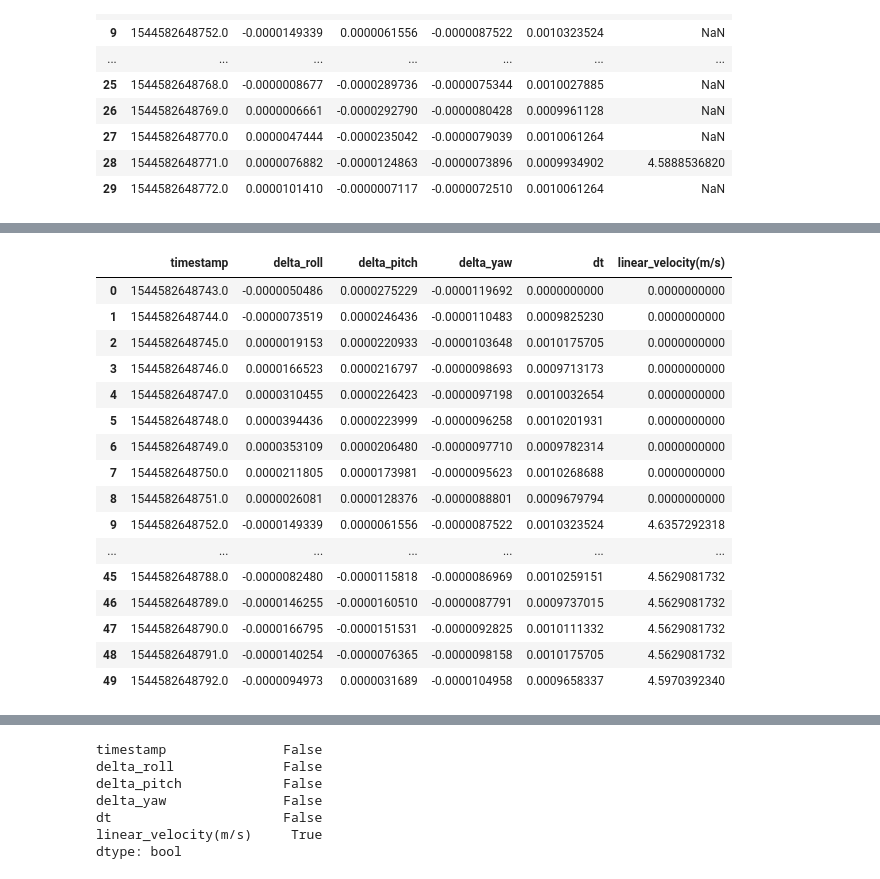
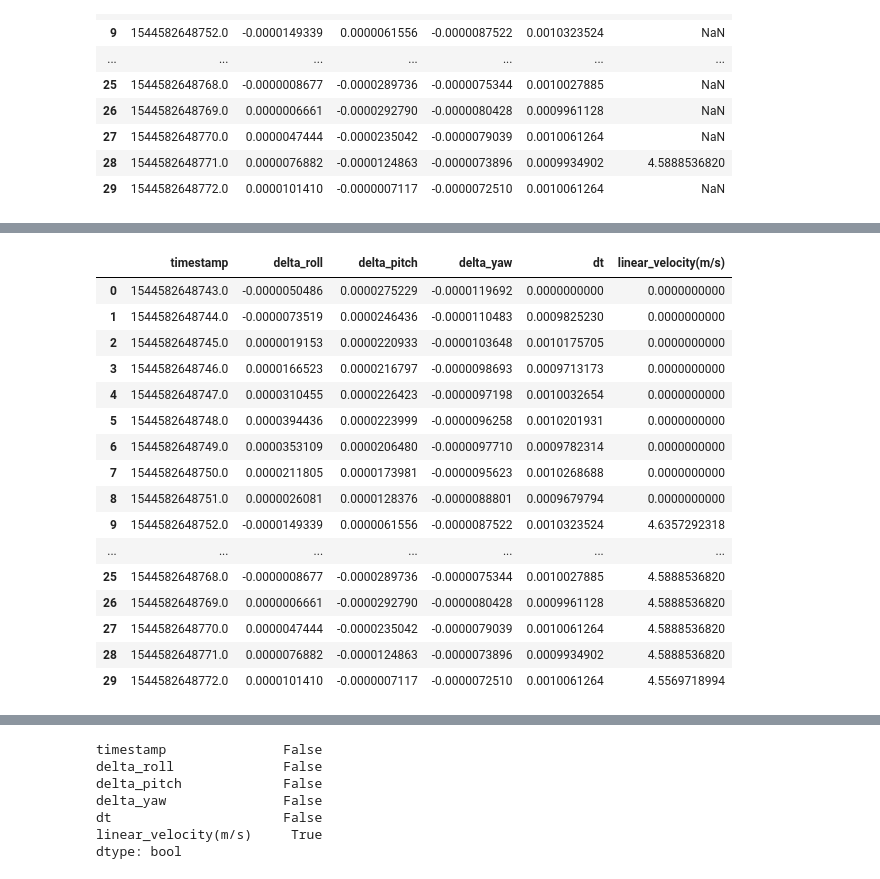
Before and after one commit to yifanwu2828/Particle-Filter-SLAM, a Jupyter notebook: code/data/exploreData.ipynb, the cells around one changed output, grey strips where cells are left out. Cells and saved outputs as stored; diff of their text form; code cells hidden in the pictures.

Commit message:
merge all

```diff
--- a/code/data/exploreData.ipynb
+++ b/code/data/exploreData.ipynb
@@ -269,22 +316,22 @@ mergedf_fog_encoder_left.head(30)
 # %%
 mergedf_fog_encoder_left.fillna(method='backfill',inplace=True)
-mergedf_fog_encoder_left.head(50)
+mergedf_fog_encoder_left.head(30)
 # %% [output]
 |  | timestamp | delta_roll | delta_pitch | delta_yaw | dt | linear_velocity(m/s) |
 | 0 | 1544582648743.0 | -0.0000050486 | 0.0000275229 | -0.0000119692 | 0.0000000000 | 0.0000000000 |
 | 1 | 1544582648744.0 | -0.0000073519 | 0.0000246436 | -0.0000110483 | 0.0009825230 | 0.0000000000 |
 | 2 | 1544582648745.0 | 0.0000019153 | 0.0000220933 | -0.0000103648 | 0.0010175705 | 0.0000000000 |
 | 3 | 1544582648746.0 | 0.0000166523 | 0.0000216797 | -0.0000098693 | 0.0009713173 | 0.0000000000 |
 | 4 | 1544582648747.0 | 0.0000310455 | 0.0000226423 | -0.0000097198 | 0.0010032654 | 0.0000000000 |
 | 5 | 1544582648748.0 | 0.0000394436 | 0.0000223999 | -0.0000096258 | 0.0010201931 | 0.0000000000 |
 | 6 | 1544582648749.0 | 0.0000353109 | 0.0000206480 | -0.0000097710 | 0.0009782314 | 0.0000000000 |
 | 7 | 1544582648750.0 | 0.0000211805 | 0.0000173981 | -0.0000095623 | 0.0010268688 | 0.0000000000 |
 | 8 | 1544582648751.0 | 0.0000026081 | 0.0000128376 | -0.0000088801 | 0.0009679794 | 0.0000000000 |
 | 9 | 1544582648752.0 | -0.0000149339 | 0.0000061556 | -0.0000087522 | 0.0010323524 | 4.6357292318 |
 | ... | ... | ... | ... | ... | ... | ... |
-| 45 | 1544582648788.0 | -0.0000082480 | -0.0000115818 | -0.0000086969 | 0.0010259151 | 4.5629081732 |
-| 46 | 1544582648789.0 | -0.0000146255 | -0.0000160510 | -0.0000087791 | 0.0009737015 | 4.5629081732 |
-| 47 | 1544582648790.0 | -0.0000166795 | -0.0000151531 | -0.0000092825 | 0.0010111332 | 4.5629081732 |
-| 48 | 1544582648791.0 | -0.0000140254 | -0.0000076365 | -0.0000098158 | 0.0010175705 | 4.5629081732 |
-| 49 | 1544582648792.0 | -0.0000094973 | 0.0000031689 | -0.0000104958 | 0.0009658337 | 4.5970392340 |
+| 25 | 1544582648768.0 | -0.0000008677 | -0.0000289736 | -0.0000075344 | 0.0010027885 | 4.5888536820 |
+| 26 | 1544582648769.0 | 0.0000006661 | -0.0000292790 | -0.0000080428 | 0.0009961128 | 4.5888536820 |
+| 27 | 1544582648770.0 | 0.0000047444 | -0.0000235042 | -0.0000079039 | 0.0010061264 | 4.5888536820 |
+| 28 | 1544582648771.0 | 0.0000076882 | -0.0000124863 | -0.0000073896 | 0.0009934902 | 4.5888536820 |
+| 29 | 1544582648772.0 | 0.0000101410 | -0.0000007117 | -0.0000072510 | 0.0010061264 | 4.5569718994 |
 # %%
```
Also changed, not shown: parts of 29 cells of this notebook.
